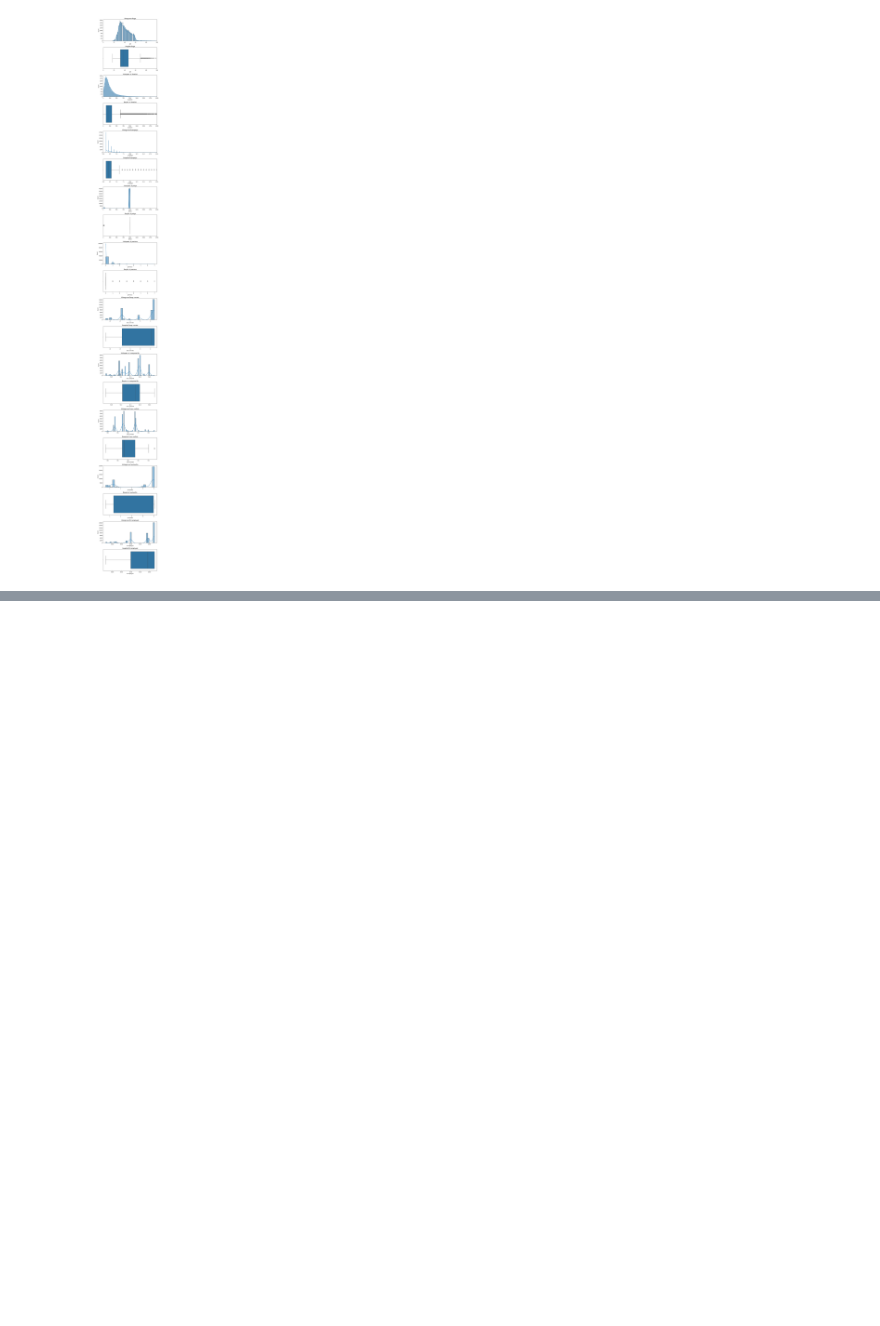
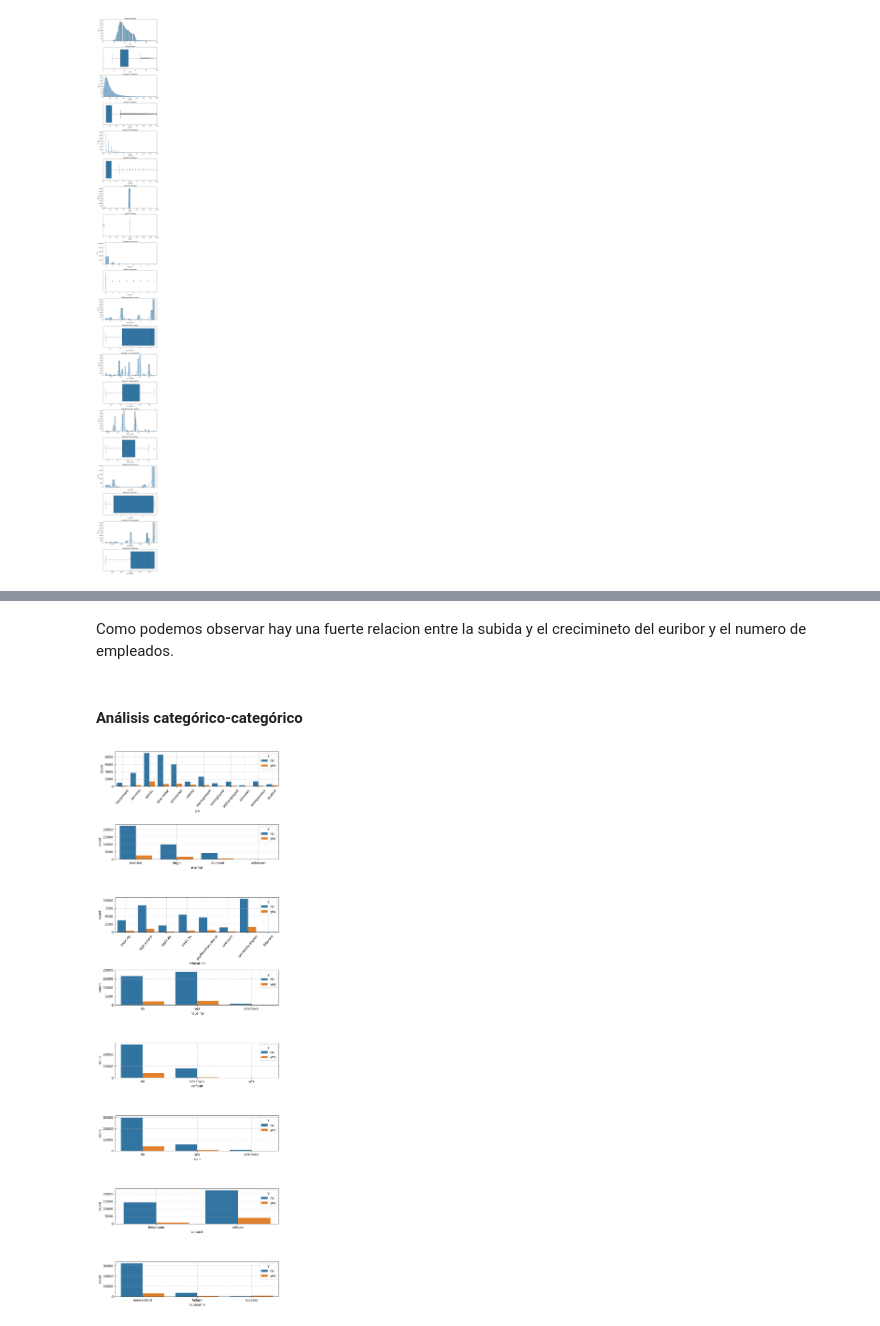
Before and after one commit to Julianmarania/Logistic_regression_model_for_machine_learning_Project_13_Julian_Lopez, a Jupyter notebook: src/explore.ipynb, the cells around one changed output, grey strips where cells are left out. Drawn from its saved outputs; the diff is of its cells as text; code cells hidden in the pictures; blank space fills up the shorter version.

```diff
--- a/src/explore.ipynb
+++ b/src/explore.ipynb
@@ -154,0 +250,34 @@ plot_numericas(data_limpia)
+# %% [markdown]
+Como podemos observar hay una fuerte relacion entre la subida y el crecimineto del euribor y el numero de empleados.
+# %% [markdown]
+#### Análisis categórico-categórico
+# %%
+
+def plot_categorico_categorico(data_set, variables_categoricas):
+
+    target = 'y' # Recordar cambiar el target!!!!!!
+
+    # Crear la figura con 1 columna y el número necesario de filas
+    fig, axis = plt.subplots(len(variables_categoricas), 1, figsize=(8, len(variables_categoricas) * 3))
+
+    # Iterar sobre las columnas categóricas
+    for i, col in enumerate(variables_categoricas):
+        # Graficar el countplot
+        sns.countplot(ax = axis[i], data = data_set, x = col, hue = target)
+        axis[i].grid(linestyle='--', alpha=0.7)
+
+        # Contar las categorías en la columna para el siguiente paso.
+        category_counts = data_set[col].value_counts()
+        # Si hay más de 20 categorías, eliminar las etiquetas del eje X
+        if len(category_counts) > 20: # Si hay más de 20 categorías, eliminar las etiquetas del eje X
+            axis[i].set_xticklabels([])
+        elif len(category_counts) >= 8:
+            for label in axis[i].get_xticklabels(): # Si hay más de 8 categorías pero menos de 20, rotar las etiquetas del eje X
+                label.set_rotation(50)
+
+    plt.tight_layout()
+    plt.show()
+
+plot_categorico_categorico(data_limpia, categoricas_variables)
+# %% [output]
+[figure, added]
```
Also changed, not shown: parts of 30 cells of this notebook, 2 other files.
